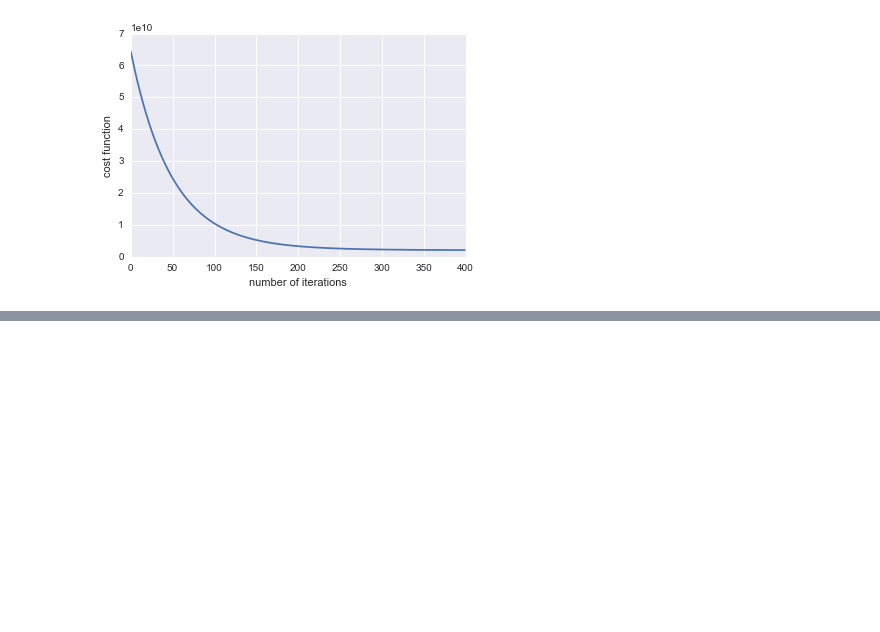
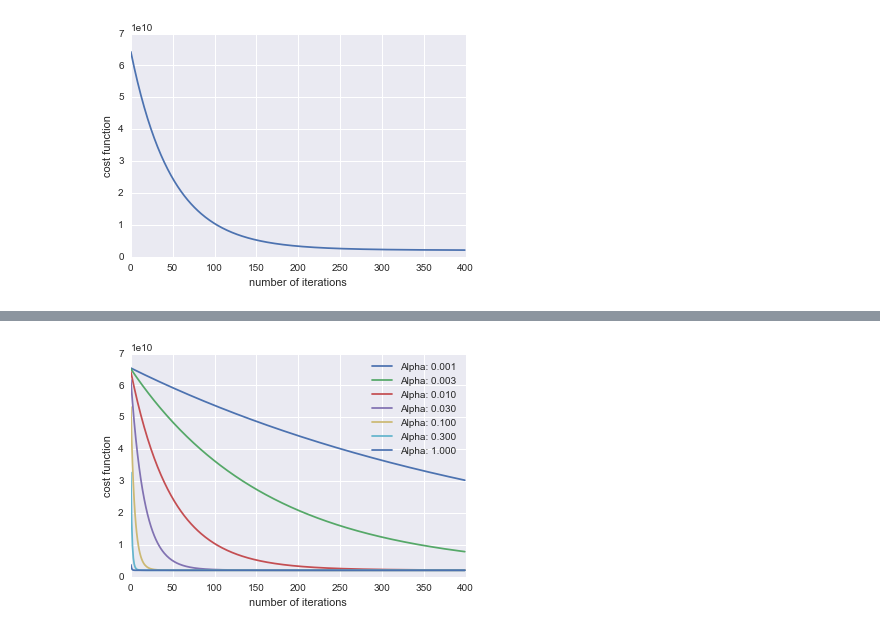
Before and after one commit to DfAC/Coursera-s-machine-learning-course, a Jupyter notebook: Week2.ipynb, the cells around one changed output, grey strips where cells are left out. Saved outputs shown, nothing was run; the diff lists cells and outputs as text; code cells hidden in the pictures; blank space fills up the shorter version.

Commit message:
finished all but questions

```diff
--- a/Week2.ipynb
+++ b/Week2.ipynb
@@ -240,7 +220,8 @@ Normalizes the features in X
 returns a normalized version of X where the mean value of each feature is 0 and the standard deviation is 1
 '''
 def featureNormalize(X):
+  nu = X.mean(axis=0)
+  sigma = X.std(axis=0)
+  X_norm =  (X - nu)/sigma
 
-  X_norm =  (X - X.mean(axis=0))/X.std(axis=0)
-
-  return X_norm
+  return X_norm,nu,sigma
@@ -249,6 +230,6 @@ We will normalise given values and then add the intercept
 # %%
-X_norm = featureNormalize(X)
-#http://stackoverflow.com/questions/8486294/how-to-add-an-extra-column-to-an-numpy-array
+X_norm,nu,sigma = featureNormalize(X)
+
 X = np.ones((X.shape[0],X.shape[1]+1))
 X[:,1:X.shape[1]+1] = X_norm
 
@@ -285,0 +278,16 @@ print(theta.T.dot([1, 1650,3]))
+# %%
+iterations = 400
+alpha_list = [0.001,0.003,0.01,0.03,0.1,0.3,1,]
+Jhistory= np.ones((iterations,len(alpha_list)))
+
+for idx, alpha in enumerate(alpha_list): #these update only once for each iteration
+  theta = np.zeros([3, 1]) # initialize fitting parameters
+  Jhistory[:,idx], theta= gradientDescent(X,y,theta,alpha,iterations)
+  #Jhistory = np.append(Jhistory,result, axis=1)
+
+plt.plot(Jhistory);
+legend(['Alpha: {:.3f}'.format(s) for s in alpha_list],loc='upper right', shadow=True);
+plt.xlabel("number of iterations")
+plt.ylabel("cost function");
+# %% [output]
+[figure, added]
```
Also changed, not shown: parts of 19 cells of this notebook.
